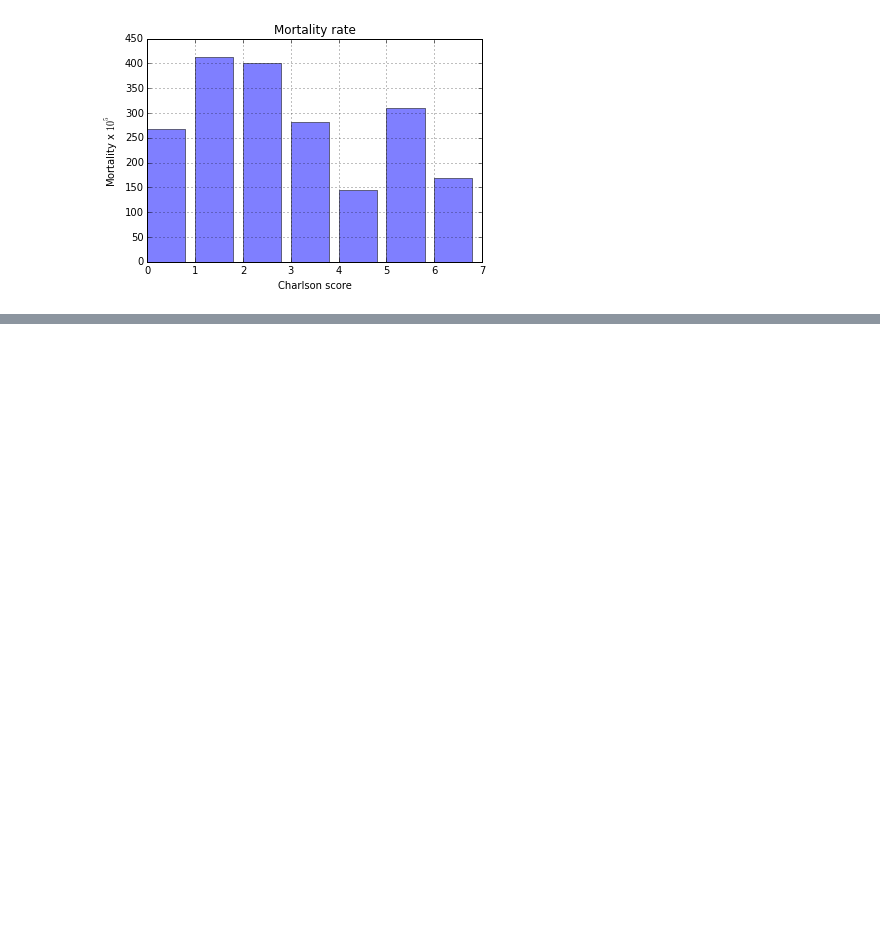
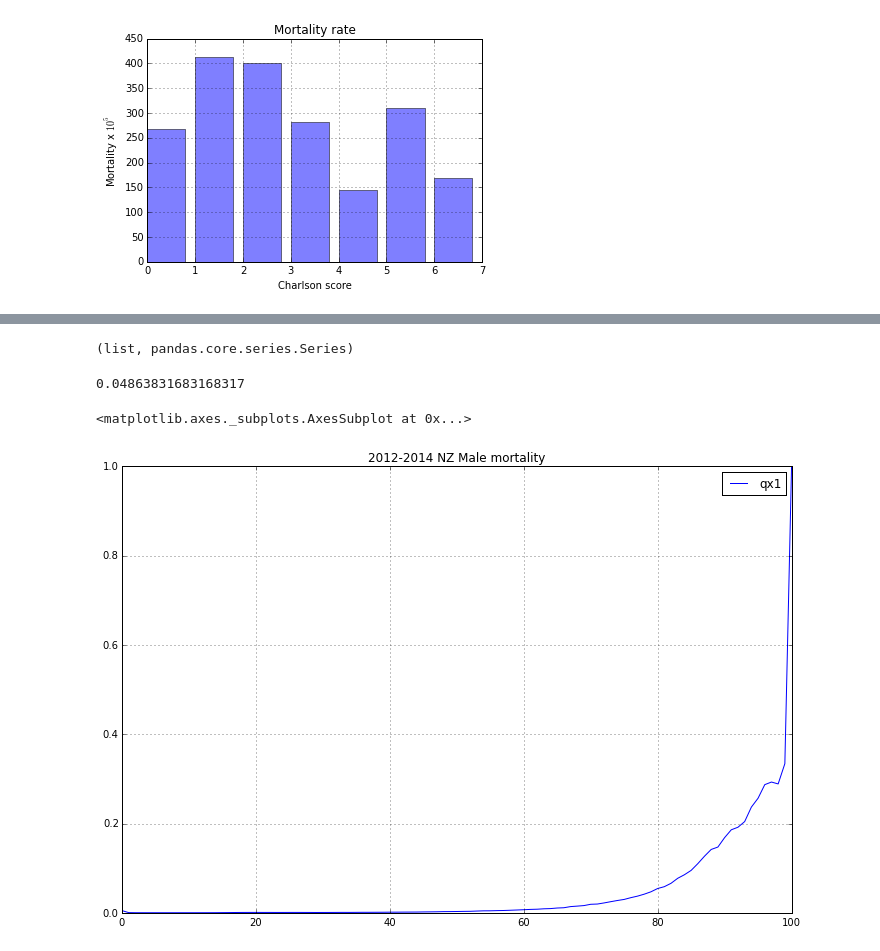
Before and after one commit to hillbs/Differential-Equations-and-Linear-Algebra, a Jupyter notebook: Survival analyses/Oz_Charlson_ICD10_mortality.ipynb, the cells around one changed output, grey strips where cells are left out. Cells and saved outputs as stored; diff of their text form; code cells hidden in the pictures; blank space fills up the shorter version.

```diff
--- a/Survival analyses/Oz_Charlson_ICD10_mortality.ipynb
+++ b/Survival analyses/Oz_Charlson_ICD10_mortality.ipynb
@@ -69,0 +113,11 @@ plt.grid(True)
+# %%
+import pandas as pd
+df = pd.read_excel('/Users/LlewelynRW/Dropbox/Calculus materials/Computational_Science/Survival analyses/nzplt-2012-14-tables.xls',
+                    sheetname='Table 5',
+                    header=13,
+                    index_col=0,
+                    skiprows=0,
+                    skip_footer=6,
+                    parse_cols=[0,2,5,8,11,14,20]
+                   )
+df.head()
@@ -69,0 +131,25 @@ plt.grid(True)
+# %%
+#Calculating derived values.
+Lx = pd.rolling_mean(df['lx '],2)
+Lx[0:100]=Lx[1:101]
+Lx[100]=2861
+ex=[]
+for i in range(len(Lx)): #n=101
+    ex.append(Lx[i:].sum()/df['lx '][i])
+type(ex),type(Lx)
+# %% [output]
+(list, pandas.core.series.Series)
+# %%
+df.ix[:,4].mean()
+# %% [output]
+0.04863831683168317
+# %%
+df.qx1.plot(figsize=(12,8),
+           grid=True,
+           title='2012-2014 NZ Male mortality',
+           legend=True,
+           logy=False
+           )
+# %% [output]
+<matplotlib.axes._subplots.AxesSubplot at 0x...>
+[figure, added]
```
Also changed, not shown: parts of 19 cells of this notebook, 15 other files.
